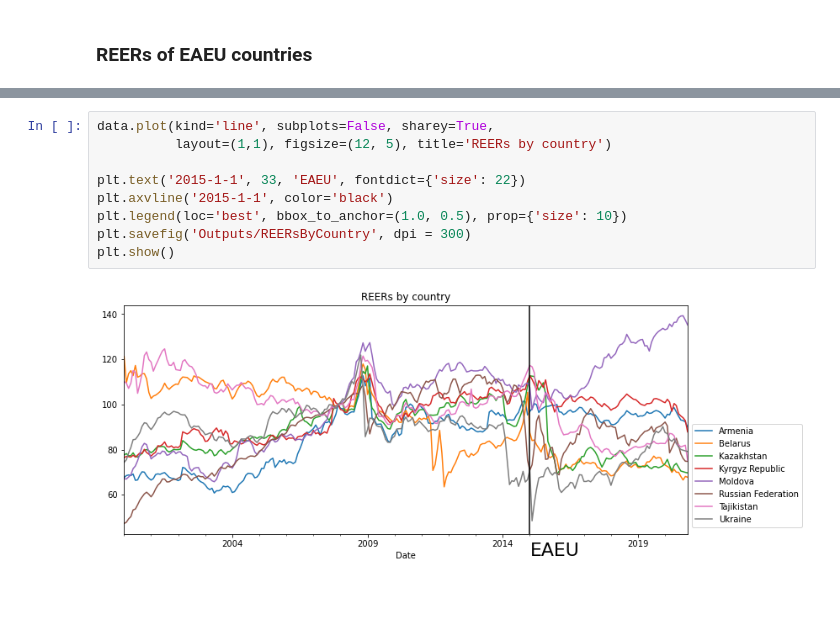
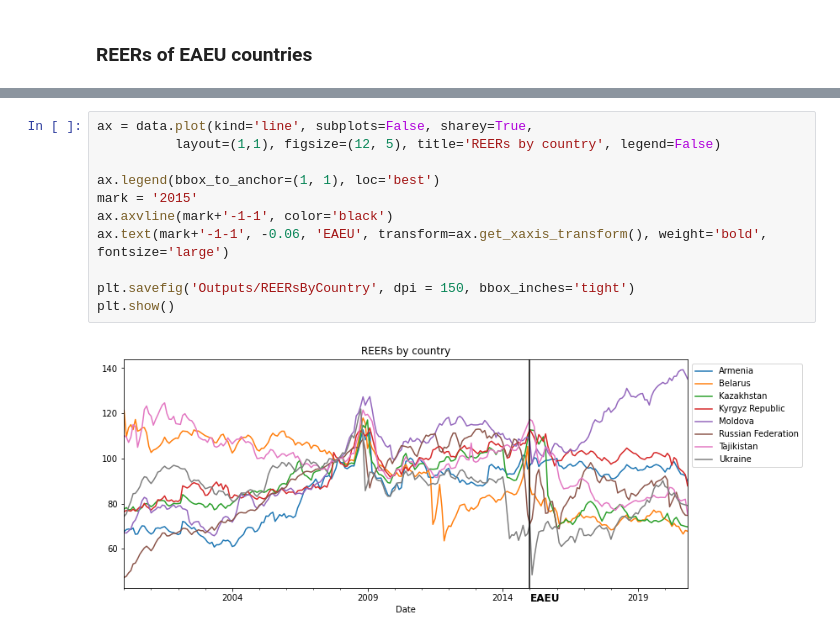
Before and after one commit to vlad-yeghiazaryan/PPP-in-EAEU, a Jupyter notebook: PPP_in_EAEU.ipynb, the cells around one changed output, grey strips where cells are left out. Cells and saved outputs as stored; diff of their text form; blank space fills up the shorter version.

Commit message:
updating outputs

```diff
--- a/PPP_in_EAEU.ipynb
+++ b/PPP_in_EAEU.ipynb
@@ -96,13 +150,15 @@ Data columns (total 8 columns):
 dtypes: float64(8)
 memory usage: 17.6 KB
 # %%
-data.plot(kind='line', subplots=False, sharey=True,
-          layout=(1,1), figsize=(12, 5), title='REERs by country')
+ax = data.plot(kind='line', subplots=False, sharey=True,
+          layout=(1,1), figsize=(12, 5), title='REERs by country', legend=False)
 
-plt.text('2015-1-1', 33, 'EAEU', fontdict={'size': 22})
-plt.axvline('2015-1-1', color='black')
-plt.legend(loc='best', bbox_to_anchor=(1.0, 0.5), prop={'size': 10})
-plt.savefig('Outputs/REERsByCountry', dpi = 300)
+ax.legend(bbox_to_anchor=(1, 1), loc='best')
+mark = '2015'
+ax.axvline(mark+'-1-1', color='black')
+ax.text(mark+'-1-1', -0.06, 'EAEU', transform=ax.get_xaxis_transform(), weight='bold', fontsize='large')
+
+plt.savefig('Outputs/REERsByCountry', dpi = 150, bbox_inches='tight')
 plt.show()
 # %% [output]
-[figure, old version]
+[figure, new version]
```
Also changed, not shown: parts of 13 cells of this notebook, 17 other files.
